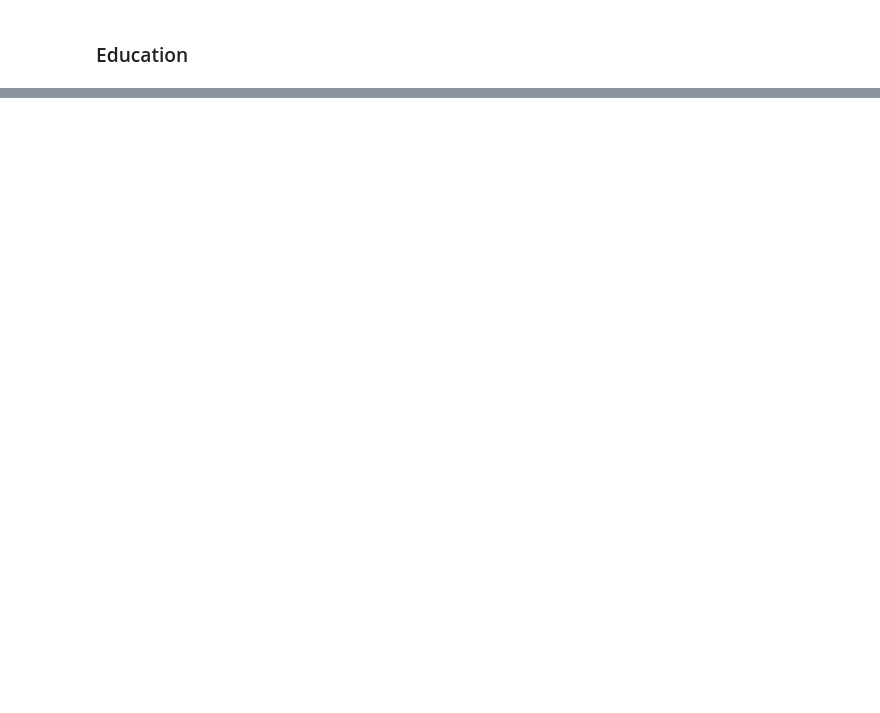
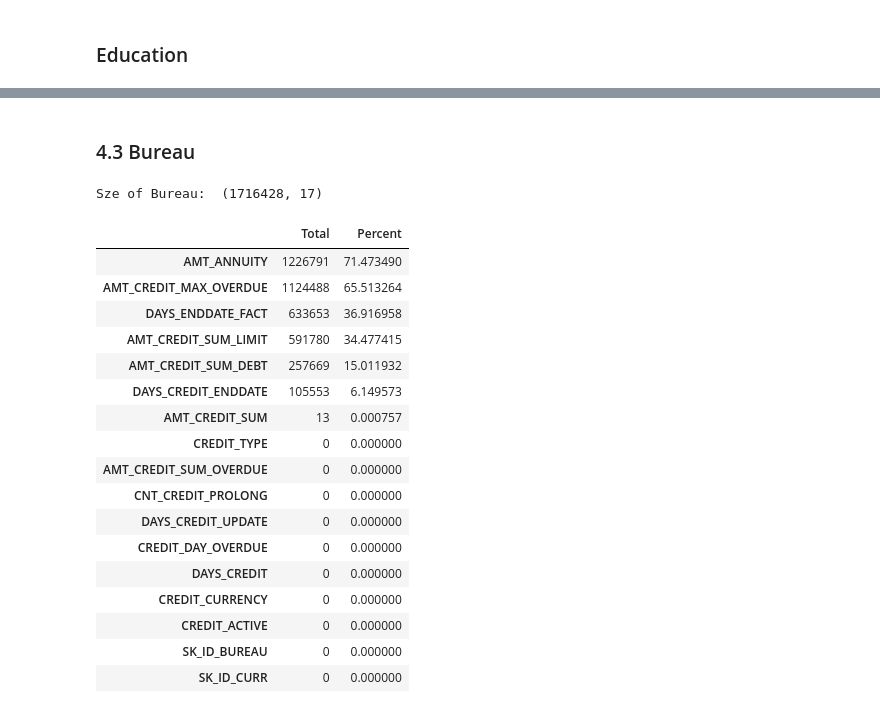
Before and after one commit to hannah-montana/HomeCredit, a Jupyter notebook: code/1_HomeCredit_Visualization.ipynb, the cells around one changed output, grey strips where cells are left out. Saved outputs shown, nothing was run; the diff lists cells and outputs as text; code cells hidden in the pictures; blank space fills up the shorter version.

```diff
--- a/code/1_HomeCredit_Visualization.ipynb
+++ b/code/1_HomeCredit_Visualization.ipynb
@@ -151,0 +185,2 @@ df.iplot(kind='pie',labels='labels',values='values', title='Education of Applica
+# %% [markdown]
+### 4.3 Bureau
@@ -151,0 +189,28 @@ df.iplot(kind='pie',labels='labels',values='values', title='Education of Applica
+# %%
+print ("Size of Bureau: ", bureau.shape)
+# %% [output]
+Sze of Bureau:  (1716428, 17)
+# %%
+total = bureau.isnull().sum().sort_values(ascending = False)
+percent = (bureau.isnull().sum()/bureau.isnull().count()*100).sort_values(ascending = False)
+missing_bureau_data  = pd.concat([total, percent], axis=1, keys=['Total', 'Percent'])
+missing_bureau_data.head(20)
+# %% [output]
+|  | Total | Percent |
+| AMT_ANNUITY | 1226791 | 71.473490 |
+| AMT_CREDIT_MAX_OVERDUE | 1124488 | 65.513264 |
+| DAYS_ENDDATE_FACT | 633653 | 36.916958 |
+| AMT_CREDIT_SUM_LIMIT | 591780 | 34.477415 |
+| AMT_CREDIT_SUM_DEBT | 257669 | 15.011932 |
+| DAYS_CREDIT_ENDDATE | 105553 | 6.149573 |
+| AMT_CREDIT_SUM | 13 | 0.000757 |
+| CREDIT_TYPE | 0 | 0.000000 |
+| AMT_CREDIT_SUM_OVERDUE | 0 | 0.000000 |
+| CNT_CREDIT_PROLONG | 0 | 0.000000 |
+| DAYS_CREDIT_UPDATE | 0 | 0.000000 |
+| CREDIT_DAY_OVERDUE | 0 | 0.000000 |
+| DAYS_CREDIT | 0 | 0.000000 |
+| CREDIT_CURRENCY | 0 | 0.000000 |
+| CREDIT_ACTIVE | 0 | 0.000000 |
+| SK_ID_BUREAU | 0 | 0.000000 |
+| SK_ID_CURR | 0 | 0.000000 |
```
Also changed, not shown: parts of 30 cells of this notebook.
